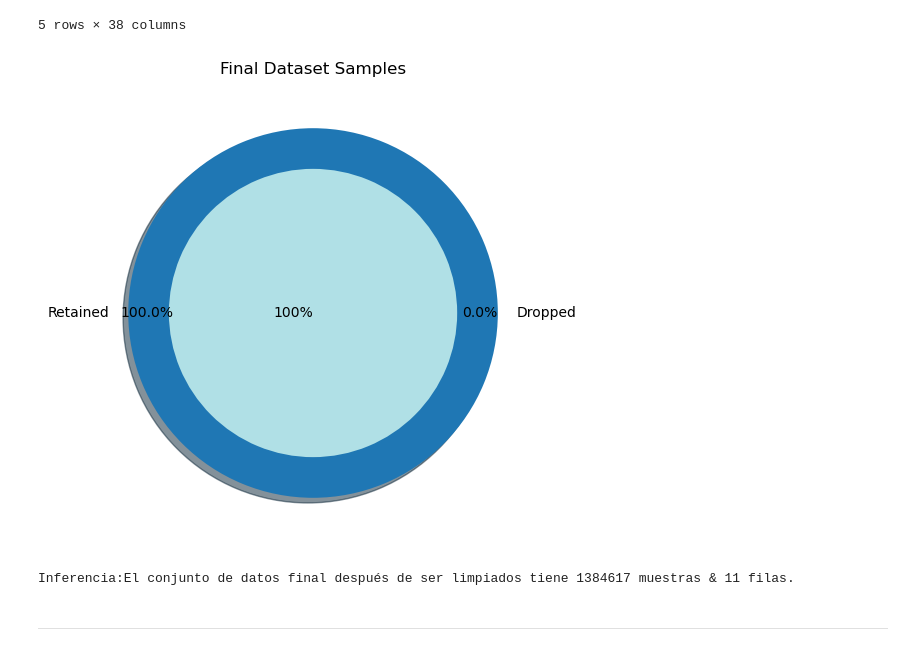
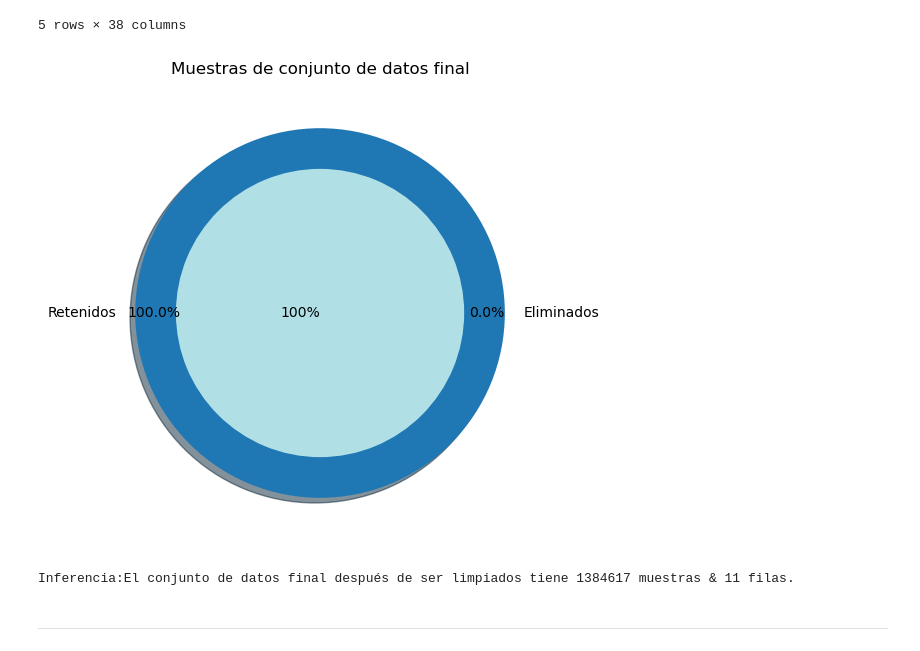
Before and after one commit to UnicornDataCience/AIS_proyectos, a Jupyter notebook: Predicción de ventas/instacart-online-grocery-recommendation.ipynb, the cells around one changed output. Cells and saved outputs as stored; diff of their text form; code cells hidden in the pictures.

```diff
--- a/Predicción de ventas/instacart-online-grocery-recommendation.ipynb
+++ b/Predicción de ventas/instacart-online-grocery-recommendation.ipynb
@@ -274,17 +274,15 @@ dummies_df.head()
 | 4 | 1187899 | 1 | 14.0 | 38928 | 3 | 1 | yogurt | ... |
 5 rows × 38 columns
 # %%
-# Final Dataset size after performing Preprocessing
-
-plt.title('Final Dataset Samples')
+plt.title('Muestras de conjunto de datos final')
 plt.pie([df1.shape[0], df1.shape[0]-df.shape[0]], radius = 1, shadow=True,
-        labels=['Retained','Dropped'], counterclock=False, autopct='%1.1f%%', pctdistance=0.9, explode=[0,0])
+        labels=['Retenidos','Eliminados'], counterclock=False, autopct='%1.1f%%', pctdistance=0.9, explode=[0,0])
 plt.pie([df.shape[0]], labels=['100%'], labeldistance=-0, radius=0.78, shadow=True, colors=['powderblue'])
 plt.show()
 
 print('\n\033[1mInferencia:\033[0mEl conjunto de datos final después de ser limpiados tiene {} muestras & {} filas.'.format(df.shape[0], df.shape[1]))
 # %% [output]
-[figure, old version]
+[figure, new version]
 Inferencia:El conjunto de datos final después de ser limpiados tiene 1384617 muestras & 11 filas.
 # %% [markdown]
 ---
```
Also changed, not shown: parts of 8 cells of this notebook.
